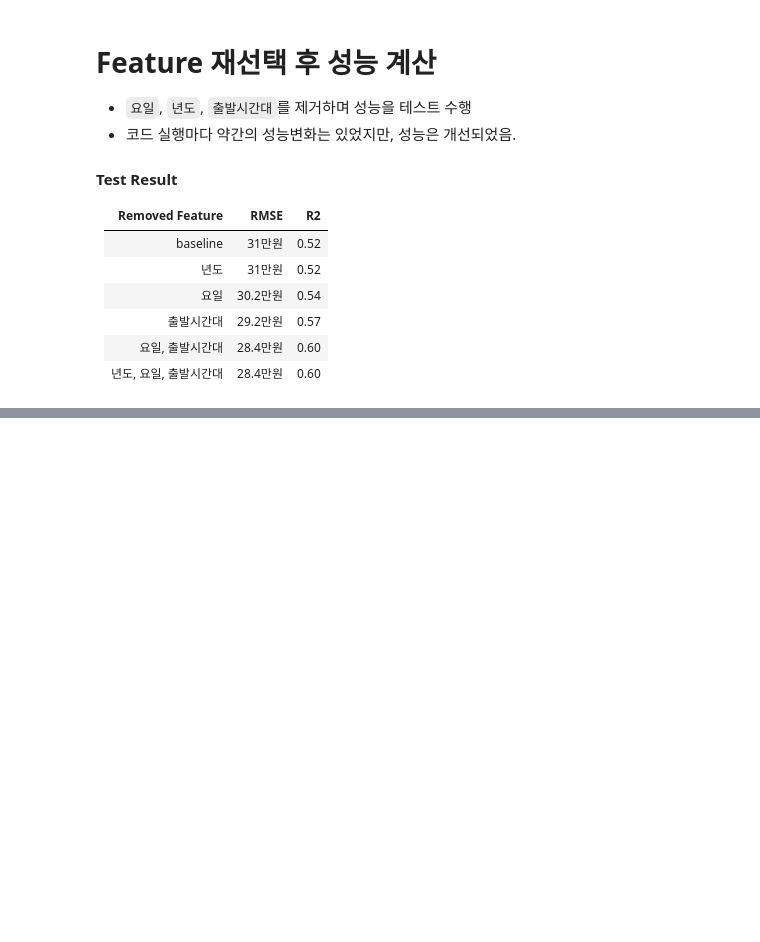
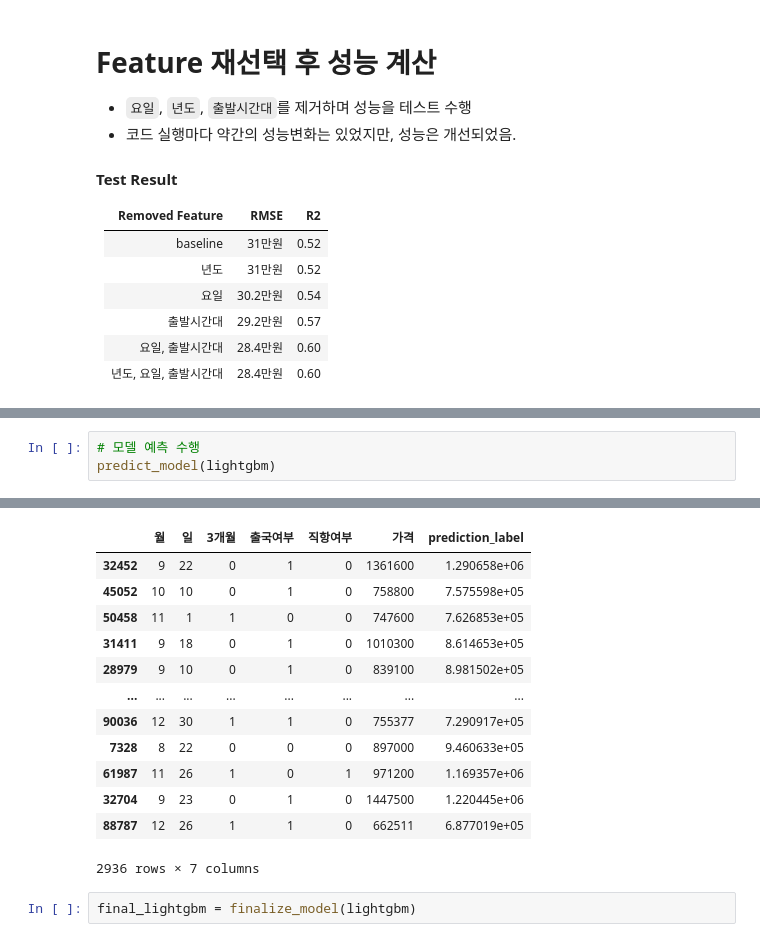
Before and after one commit to jjlee93/PathFinder-Project, a Jupyter notebook: data/ML_Flight.ipynb, the cells around one changed output, grey strips where cells are left out. Saved outputs shown, nothing was run; the diff lists cells and outputs as text; blank space fills up the shorter version.

```diff
--- a/data/ML_Flight.ipynb
+++ b/data/ML_Flight.ipynb
@@ -366,0 +527,4 @@ display(result_baseline)
+# %%
+# 모델 예측 수행
+predict_model(lightgbm)
+# %% [output]
@@ -366,0 +533,15 @@ display(result_baseline)
+|  | 월 | 일 | 3개월 | 출국여부 | 직항여부 | 가격 | prediction_label |
+| 32452 | 9 | 22 | 0 | 1 | 0 | 1361600 | 1.290658e+06 |
+| 45052 | 10 | 10 | 0 | 1 | 0 | 758800 | 7.575598e+05 |
+| 50458 | 11 | 1 | 1 | 0 | 0 | 747600 | 7.626853e+05 |
+| 31411 | 9 | 18 | 0 | 1 | 0 | 1010300 | 8.614653e+05 |
+| 28979 | 9 | 10 | 0 | 1 | 0 | 839100 | 8.981502e+05 |
+| ... | ... | ... | ... | ... | ... | ... | ... |
+| 90036 | 12 | 30 | 1 | 1 | 0 | 755377 | 7.290917e+05 |
+| 7328 | 8 | 22 | 0 | 0 | 0 | 897000 | 9.460633e+05 |
+| 61987 | 11 | 26 | 1 | 0 | 1 | 971200 | 1.169357e+06 |
+| 32704 | 9 | 23 | 0 | 1 | 0 | 1447500 | 1.220445e+06 |
+| 88787 | 12 | 26 | 1 | 1 | 0 | 662511 | 6.877019e+05 |
+2936 rows × 7 columns
+# %%
+final_lightgbm = finalize_model(lightgbm)
```
Also changed, not shown: parts of 17 cells of this notebook.
